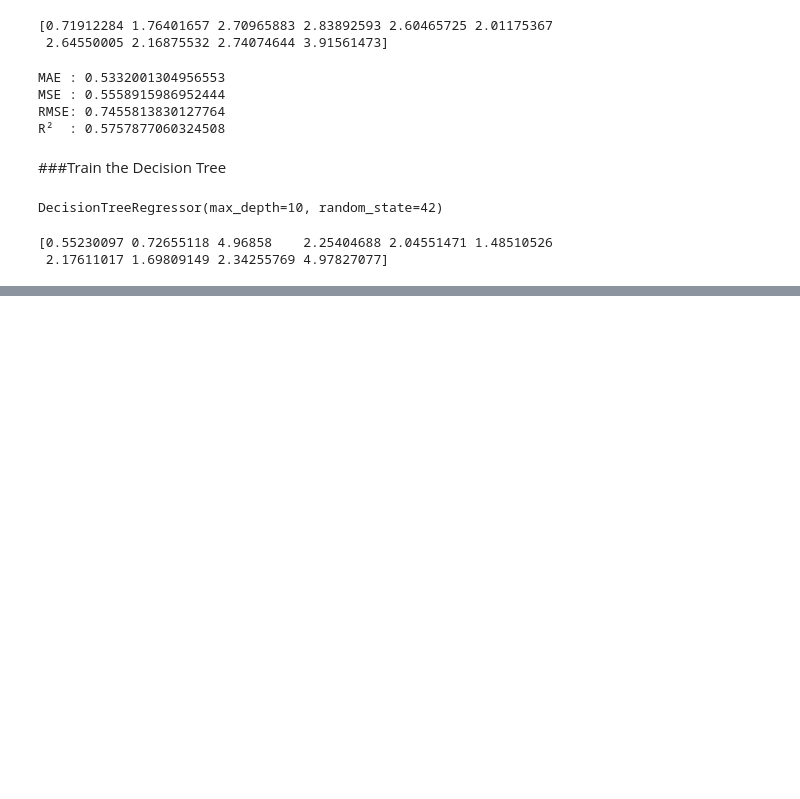
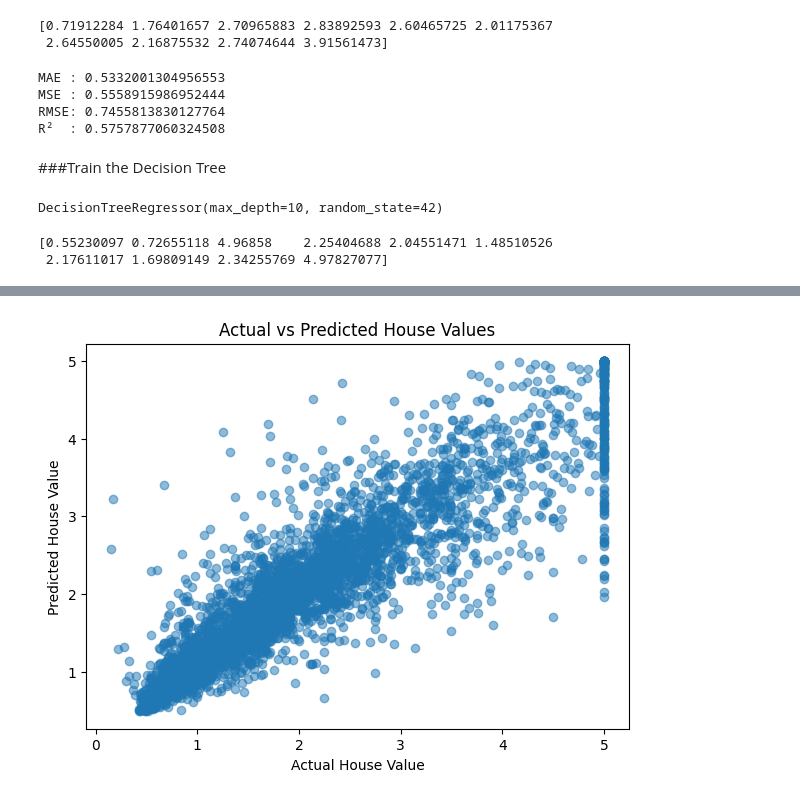
Before and after one commit to Shashank-sketchAl/ML-90-Day-Challenge-, a Jupyter notebook: Day6_House_Price_Prediction_ipynb.ipynb, the cells around one changed output, grey strips where cells are left out. Drawn from its saved outputs; the diff is of its cells as text; code cells hidden in the pictures; blank space fills up the shorter version.

```diff
--- a/Day6_House_Price_Prediction_ipynb.ipynb
+++ b/Day6_House_Price_Prediction_ipynb.ipynb
@@ -286,0 +312,4 @@ print(tree_pred[:10])
+# %%
+rf_pred = rf_model.predict(X_test)
+
+print(rf_pred[:10])
@@ -286,0 +379,12 @@ print(tree_pred[:10])
+# %%
+plt.figure(figsize=(7, 5))
+
+plt.scatter(y_test, rf_pred, alpha=0.5)
+
+plt.xlabel('Actual House Value')
+plt.ylabel('Predicted House Value')
+plt.title('Actual vs Predicted House Values')
+
+plt.show()
+# %% [output]
+[figure, added]
```
Also changed, not shown: parts of 8 cells of this notebook.
